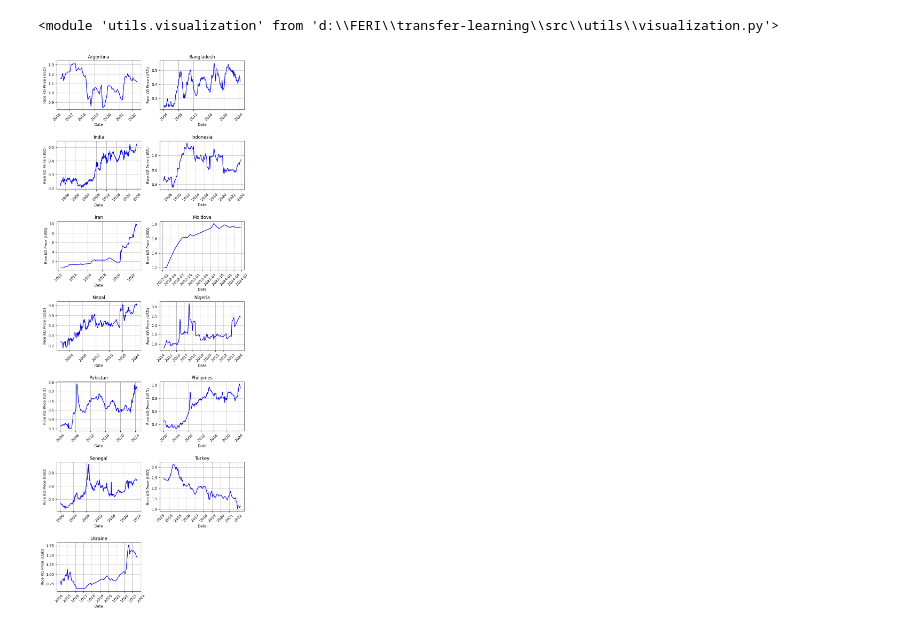
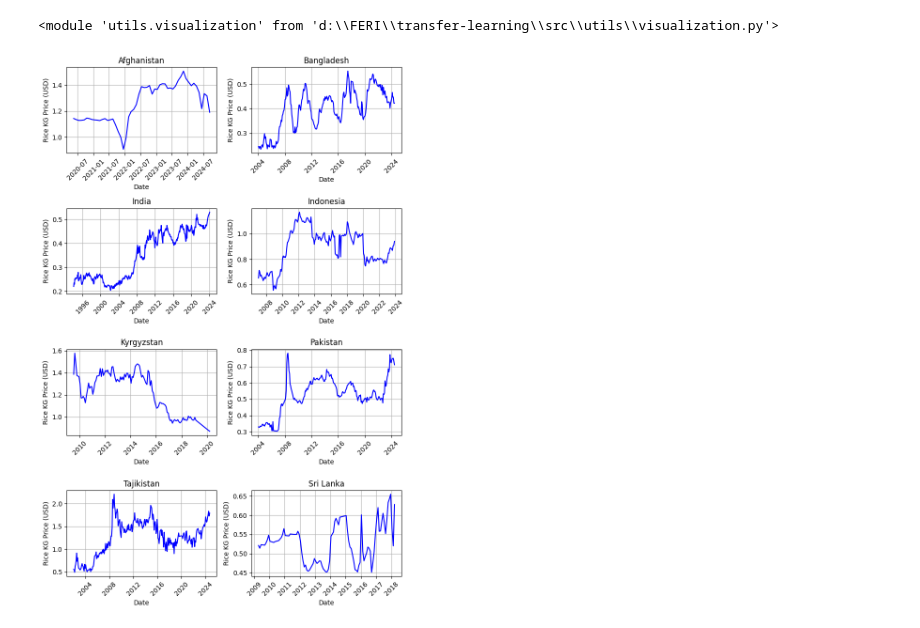
Before and after one commit to JanaJankovic/transfer-learning, a Jupyter notebook: src/data.ipynb, the cells around one changed output. Cells and saved outputs as stored; diff of their text form; code cells hidden in the pictures.

```diff
--- a/src/data.ipynb
+++ b/src/data.ipynb
@@ -17,10 +17,21 @@ dfs = []
 # %%
 for dataset in datasets:
     df = pd.read_csv(dataset['raw'])
-    df = pp.sort_extract_price(df, 'Rice')
+    df = pp.sort_extract_price(df, 'Rice', dataset['criteria'])
     df.to_csv(dataset['processed'], index=False)
     dfs.append(df)
+# %%
+titles = [
+    "Afghanistan",
+    "Bangladesh",
+    "India",
+    "Indonesia",
+    "Kyrgyzstan",
+    "Pakistan",
+    "Tajikistan",
+    "Sri Lanka",
+]
 # %%
-vis.plot_line_charts(dfs, 'date', 'usdprice', ['Argentina', 'Bangladesh' ,'India', 'Indonesia', 'Iran', 'Moldova', 'Nepal' , 'Nigeria', 'Pakistan' ,'Philipines', 'Senegal', 'Turkey', 'Ukraine'], 'Date', 'Rice KG Price (USD)')
+vis.plot_line_charts(dfs, "date", "usdprice", titles, "Date", "Rice KG Price (USD)")
 # %% [output]
-[figure, old version]
+[figure, new version]
```
Also changed, not shown: parts of 1 cell of this notebook, 59 other files.
